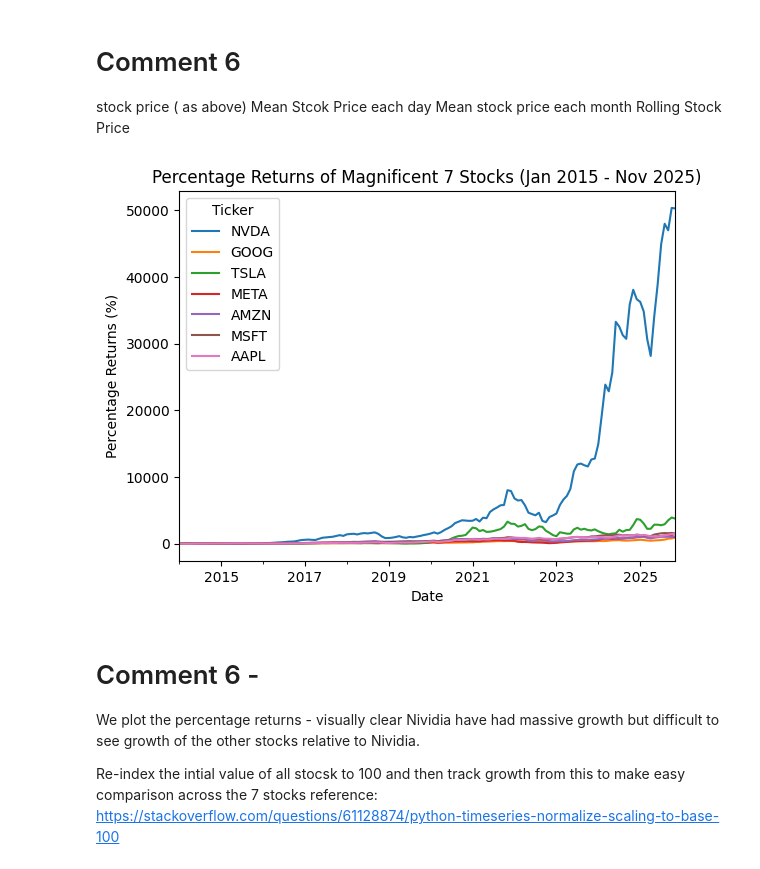
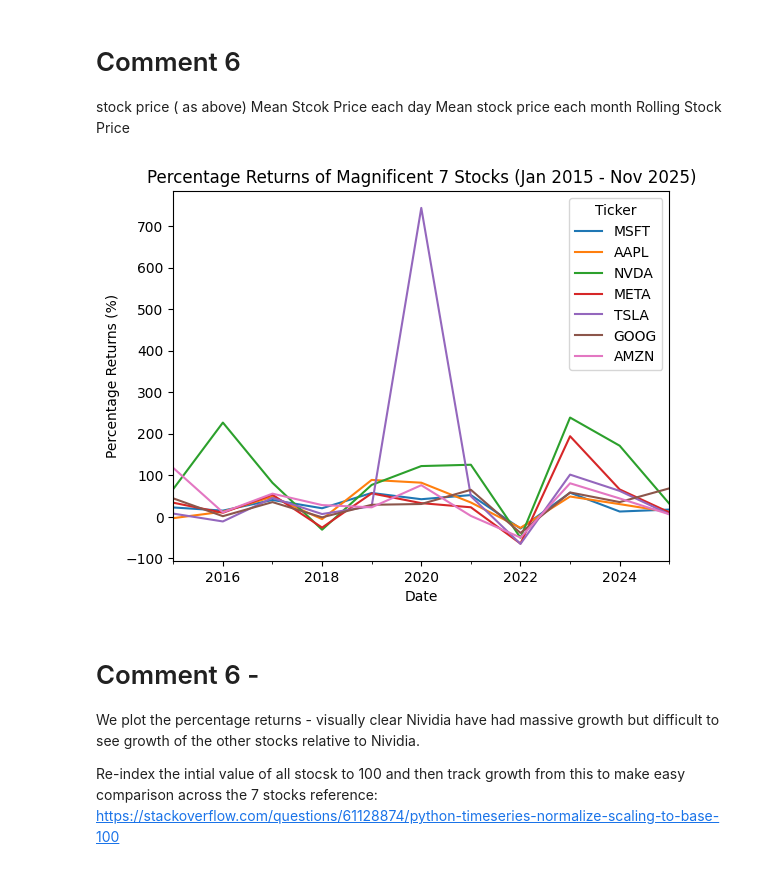
Before and after one commit to Mr-Scarf/programming-for-data-analytics, a Jupyter notebook: project/Project.ipynb, the cells around one changed output. Drawn from its saved outputs; the diff is of its cells as text; code cells hidden in the pictures.

```diff
--- a/project/Project.ipynb
+++ b/project/Project.ipynb
@@ -494,9 +414,9 @@ volatility = df_returns.std()
 # %%
 # Plot the percentage returns for each stock over the time period
-df_percent_returns.plot(title="Percentage Returns of Magnificent 7 Stocks (Jan 2015 - Nov 2025)", ylabel="Percentage Returns (%)", xlabel="Date")
+yearly_returns.plot(title="Percentage Returns of Magnificent 7 Stocks (Jan 2015 - Nov 2025)", ylabel="Percentage Returns (%)", xlabel="Date")
 plt.show()
 # %% [output]
-[figure, old version]
+[figure, new version]
 # %% [markdown]
 # Comment 6 -
 
```
Also changed, not shown: parts of 14 cells of this notebook, 1 other file.
